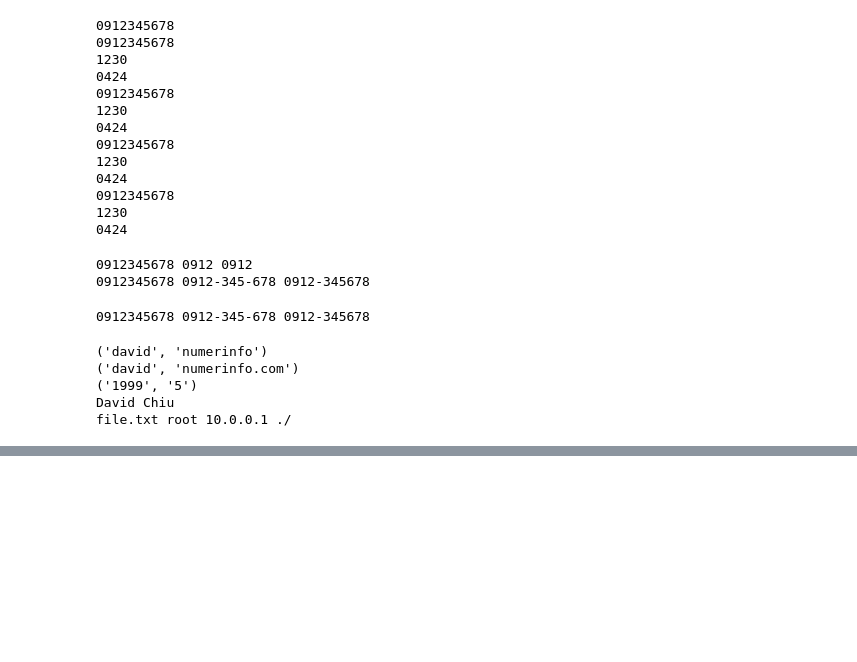
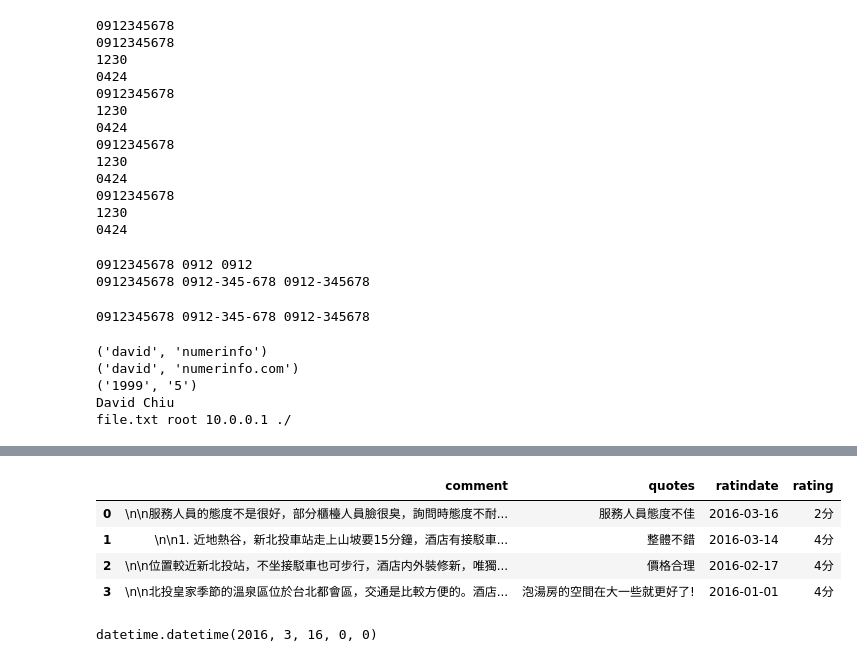
Before and after one commit to bcc2xp/pytravel, a Jupyter notebook: 20160410.ipynb, the cells around one changed output, grey strips where cells are left out. Cells and saved outputs as stored; diff of their text form; code cells hidden in the pictures; blank space fills up the shorter version.

```diff
--- a/20160410.ipynb
+++ b/20160410.ipynb
@@ -645,0 +690,14 @@ print res.text
+# %%
+df[df['ratindate'] >= '2016-01-01']
+# %% [output]
+|  | comment | quotes | ratindate | rating |
+| 0 | \n\n服務人員的態度不是很好，部分櫃檯人員臉很臭，詢問時態度不耐... | 服務人員態度不佳 | 2016-03-16 | 2分 |
+| 1 | \n\n1. 近地熱谷，新北投車站走上山坡要15分鐘，酒店有接駁車... | 整體不錯 | 2016-03-14 | 4分 |
+| 2 | \n\n位置較近新北投站，不坐接駁車也可步行，酒店内外裝修新，唯獨... | 價格合理 | 2016-02-17 | 4分 |
+| 3 | \n\n北投皇家季節的溫泉區位於台北都會區，交通是比較方便的。酒店... | 泡湯房的空間在大一些就更好了! | 2016-01-01 | 4分 |
+# %%
+a  = '2016年3月16日'
+from datetime import datetime
+datetime.strptime('2016年3月16日', '%Y年%m月%d日')
+# %% [output]
+datetime.datetime(2016, 3, 16, 0, 0)
```
Also changed, not shown: parts of 9 cells of this notebook.
